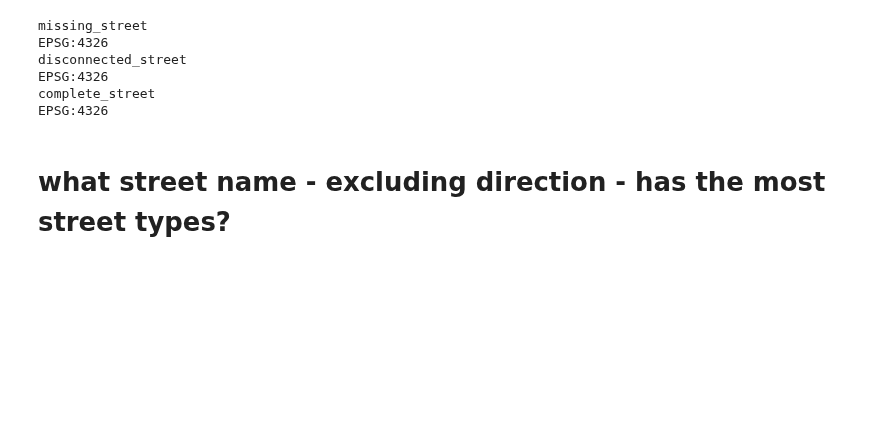
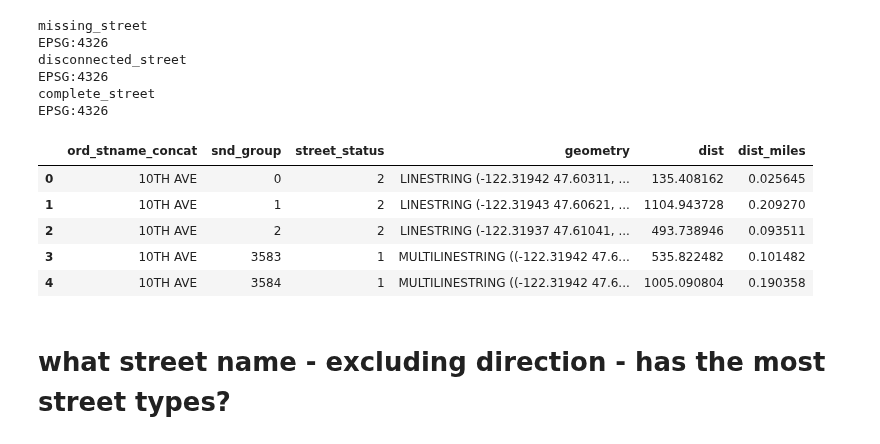
Before and after one commit to mike-babb/seattle_streets, a Jupyter notebook: code/step_04_prepare_graphs_and_stats.ipynb, the cells around one changed output. Cells and saved outputs as stored; diff of their text form; code cells hidden in the pictures; blank space fills up the shorter version.

```diff
--- a/code/step_04_prepare_graphs_and_stats.ipynb
+++ b/code/step_04_prepare_graphs_and_stats.ipynb
@@ -82,6 +82,19 @@ output_file_name = 'all_streets.geojson'
 ofpn = os.path.join('../maps', output_file_name)
 with open(ofpn, 'w') as file:
     file.write(out_data)
+# %%
+col_names = ['ord_stname_concat', 'snd_group', 'street_status', 'dist', 'dist_miles', 'geometry']
+testo = gdf[col_names].dissolve(by = col_names[:-3:],
+                     aggfunc = 'sum', as_index = False)
+# %%
+testo.head()
+# %% [output]
+|  | ord_stname_concat | snd_group | street_status | geometry | dist | dist_miles |
+| 0 | 10TH AVE | 0 | 2 | LINESTRING (-122.31942 47.60311, ... | 135.408162 | 0.025645 |
+| 1 | 10TH AVE | 1 | 2 | LINESTRING (-122.31943 47.60621, ... | 1104.943728 | 0.209270 |
+| 2 | 10TH AVE | 2 | 2 | LINESTRING (-122.31937 47.61041, ... | 493.738946 | 0.093511 |
+| 3 | 10TH AVE | 3583 | 1 | MULTILINESTRING ((-122.31942 47.6... | 535.822482 | 0.101482 |
+| 4 | 10TH AVE | 3584 | 1 | MULTILINESTRING ((-122.31942 47.6... | 1005.090804 | 0.190358 |
 # %% [markdown]
 # what street name - excluding direction - has the most street types?
 # %%
```
Also changed, not shown: 4 other files.
